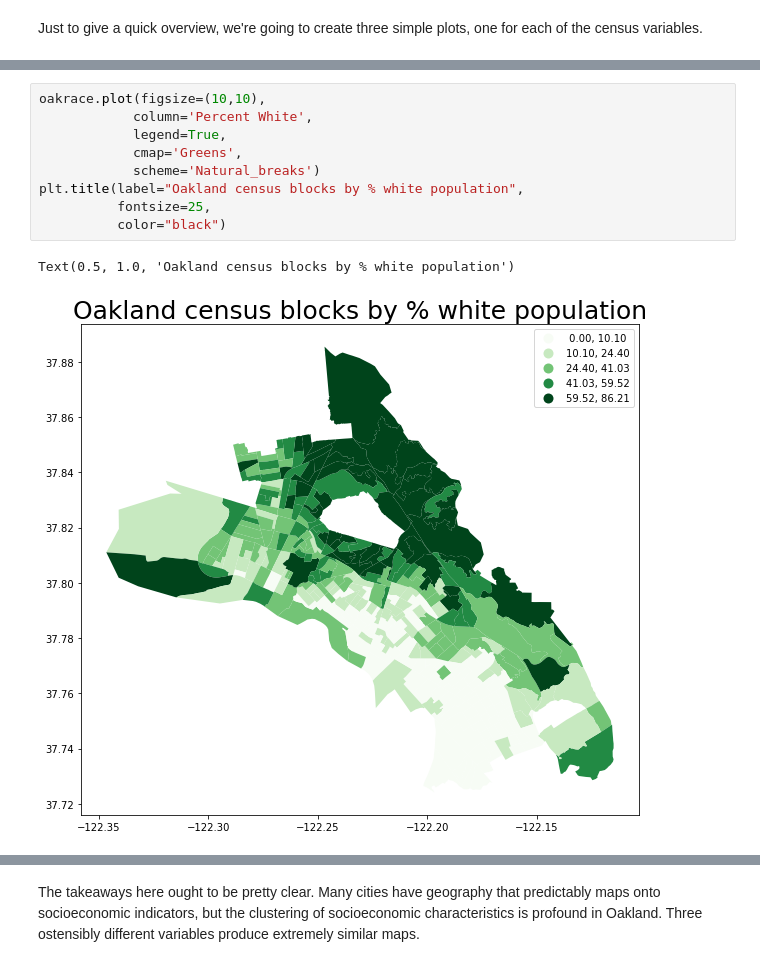
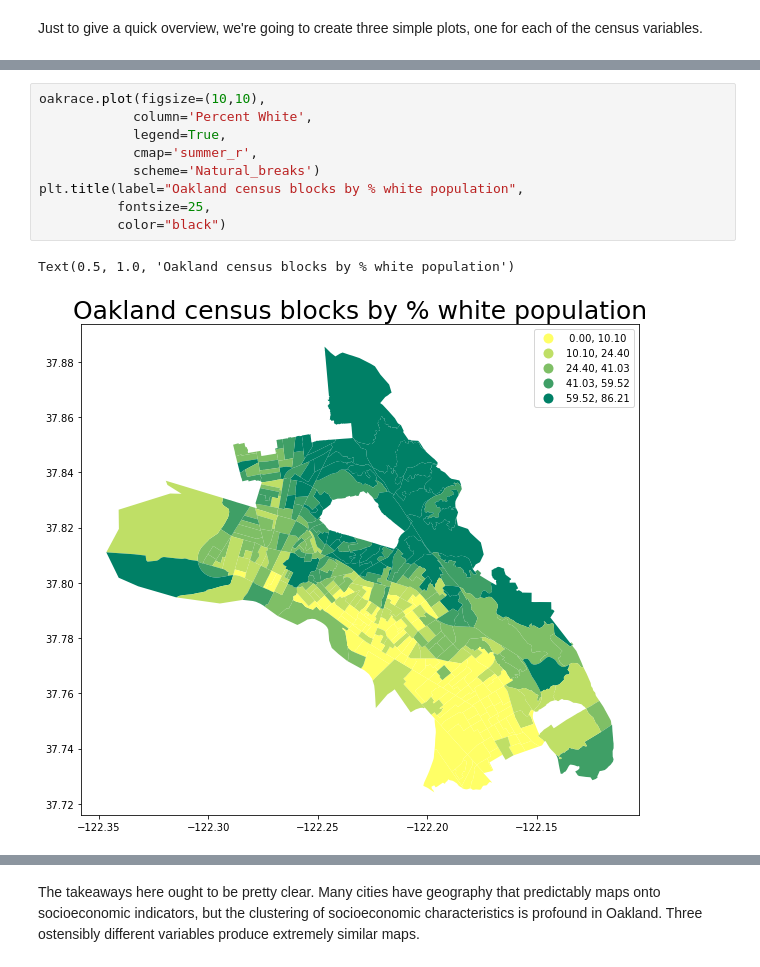
Before and after one commit to michaelrosen3/up206-michaelandelliott, a Jupyter notebook: Group Assignments/midterm.ipynb, the cells around one changed output, grey strips where cells are left out. Cells and saved outputs as stored; diff of their text form.

```diff
--- a/Group Assignments/midterm.ipynb
+++ b/Group Assignments/midterm.ipynb
@@ -334,15 +334,15 @@ Text(0.5, 1.0, 'Oakland census blocks by median income')
 # %%
 oakrace.plot(figsize=(10,10),
             column='Percent White',
             legend=True,
-            cmap='Greens',
+            cmap='summer_r',
             scheme='Natural_breaks')
 plt.title(label="Oakland census blocks by % white population",
           fontsize=25,
           color="black")
 # %% [output]
 Text(0.5, 1.0, 'Oakland census blocks by % white population')
-[figure, old version]
+[figure, new version]
 # %%
 oakeduc.plot(figsize=(12,12),
             column='Percent Bachelor',
```
Also changed, not shown: parts of 3 cells of this notebook.
